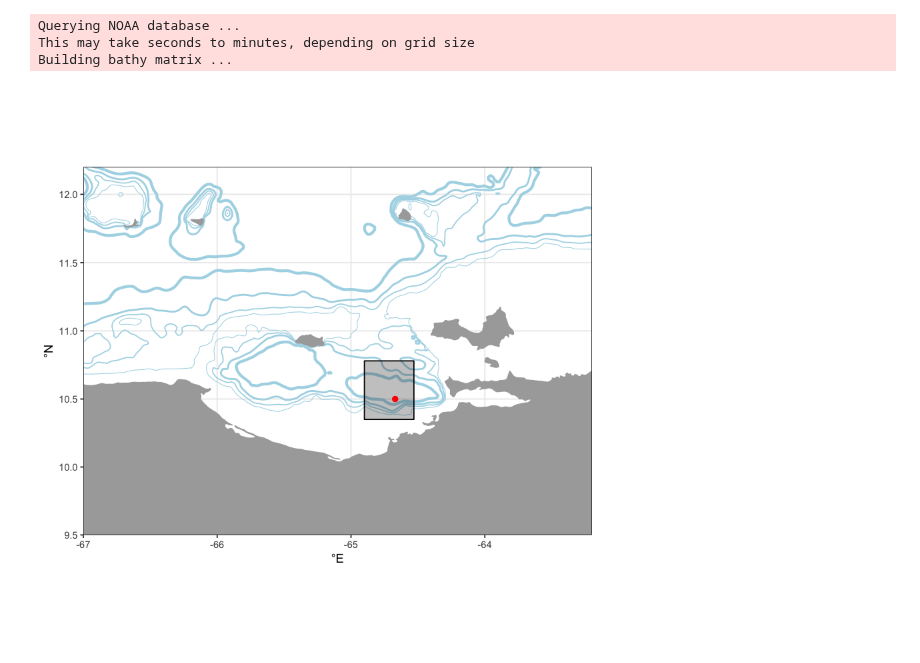
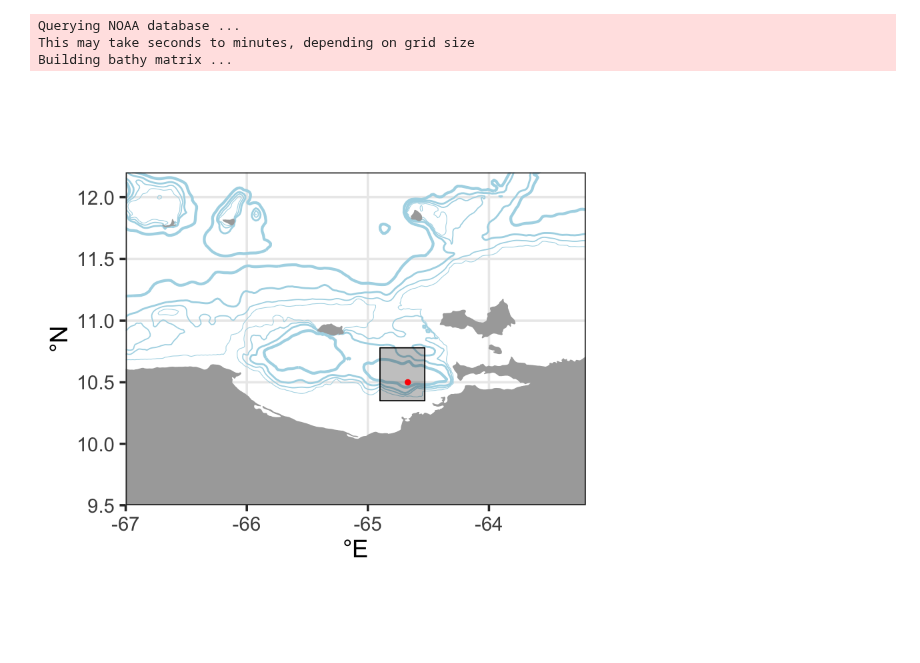
Before and after one commit to ben1post/BennyPhD, a Jupyter notebook: CaRiaco/RegimeShiftNotebooks/PLOT_bathymetry_map.ipynb, the cells around one changed output. Saved outputs shown, nothing was run; the diff lists cells and outputs as text; code cells hidden in the pictures.

```diff
--- a/CaRiaco/RegimeShiftNotebooks/PLOT_bathymetry_map.ipynb
+++ b/CaRiaco/RegimeShiftNotebooks/PLOT_bathymetry_map.ipynb
@@ -103,34 +103,34 @@ ggplot()+
                size=var_size[4],
                colour="lightblue")+
 
   # add labels to depth contours
   # scale_size_manual(values=var_size)+
 
   # add coastline
   geom_polygon(data = reg, aes(x = long, y = lat, group = group),
                fill = "darkgrey", color = NA) +
 
   # add polygon
   geom_polygon(data = ply, aes(x = lon, y = lat),
                color = "black", alpha = 0.3) +
 
   # add line
   geom_path(data = lin, aes(x = lon, y = lat),
             colour = "black", alpha = 1, size=0.3)+
 
   # add points
   geom_point(data = pts, aes(x = lon, y = lat),
              colour = "red", fill = "red",
              stroke = .5, size = 2,
              alpha = 1, shape = 21)+
 
   # configure projection and plot domain
   coord_map(xlim = lons, ylim = lats)+
 
   # formatting
   ylab("°N")+xlab("°E")+
-  theme_bw()
+  theme_bw(base_size = 22)
 # %% [output]
-[figure, old version]
+[figure, new version]
 # %%
 ggsave('PLOTS/BathyMap01.png', width=8, height= 8)
```
Also changed, not shown: 15 other files.
